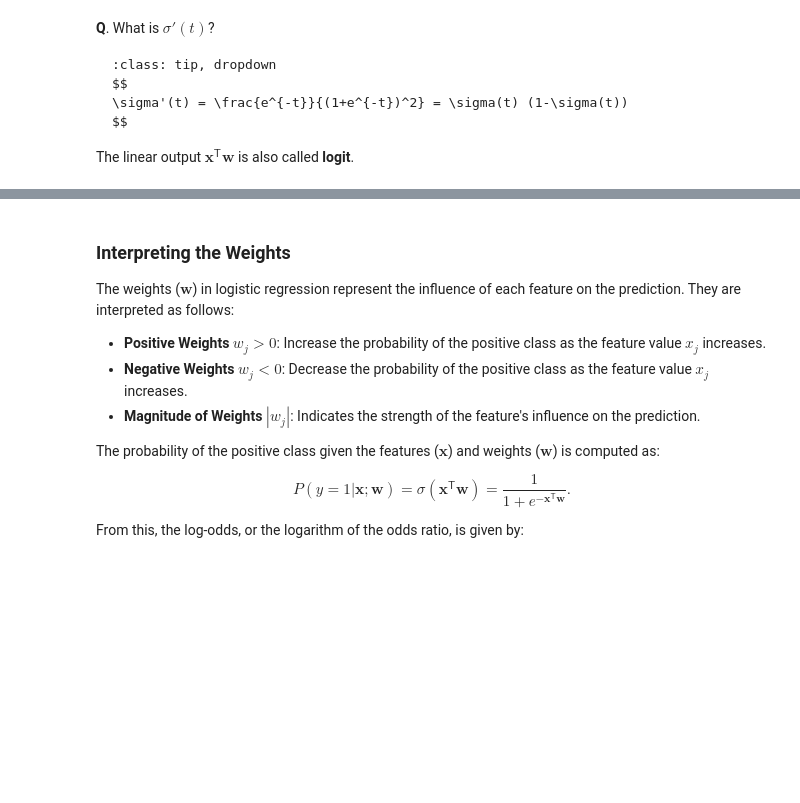
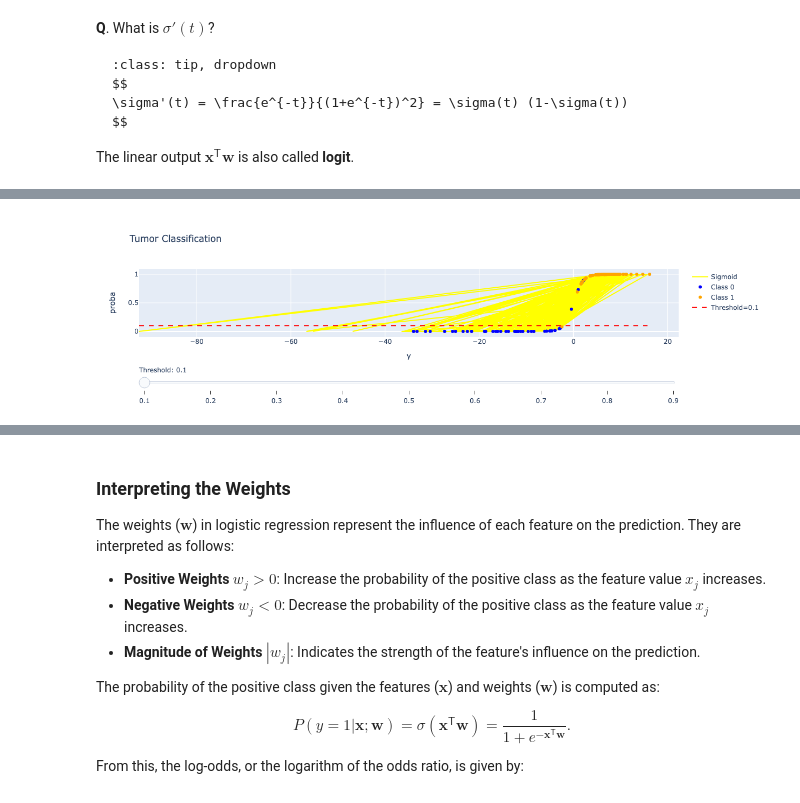
Before and after one commit to kbtu-ms-cs/logistic-regression, a Jupyter notebook: logistic_regression/log_reg.ipynb, the cells around one changed output, grey strips where cells are left out. Saved outputs shown, nothing was run; the diff lists cells and outputs as text; code cells hidden in the pictures; blank space fills up the shorter version.

```diff
--- a/logistic_regression/log_reg.ipynb
+++ b/logistic_regression/log_reg.ipynb
@@ -68,0 +166,100 @@ This equation represents a linear decision boundary in the feature space, which
+# %%
+# Загружаем набор данных
+import numpy as np
+import pandas as pd
+from sklearn.datasets import load_breast_cancer
+
+dataset = load_breast_cancer()
+
+# transforming numpy array into dataframe
+df = pd.DataFrame(np.c_[dataset['data'], dataset['target']], columns=np.append(dataset['feature_names'], ['target']))
+df['target'] = df['target'].astype('int')
+
+#df.head(10)
+
+# ------------------------------------------------------------------------------------------------------------------------------
+
+from sklearn.model_selection import train_test_split
+
+#X_train, X_test, y_train, y_test = train_test_split(data.data, data.target, test_size=0.2)
+X_train, X_test, y_train, y_test = train_test_split(df.drop(columns='target'), df['target'],
+                                                    test_size=0.2,
+                                                    random_state=1,
+                                                    stratify=df['target'])
+
+# ------------------------------------------------------------------------------------------------------------------------------
+from sklearn.linear_model import LogisticRegression
+
+log_reg = LogisticRegression(max_iter=3000)
+log_reg.fit(X_train.to_numpy(), y_train.to_numpy())
+
+coef = log_reg.coef_[0]
+intercept = log_reg.intercept_
+coef, intercept
+
+
+def sigmoid(y):
+    return 1/(1 + np.exp(-y))
+
+
+y_hat_train = np.dot(X_train, coef) + intercept
+proba_train = sigmoid(y_hat_train)
+
+y_hat_test = np.dot(X_test, coef) + intercept
+proba_test = sigmoid(y_hat_test)
+
+
+import plotly.graph_objects as go
+from sklearn.metrics import accuracy_score
+
+fig = go.Figure()
+
+# Add the sigmoid line
+fig.add_trace(go.Scatter(x=y_hat_train, y=proba_train, mode='lines', name='Sigmoid', line=dict(color='yellow')))
+
+# Add scatter plots for test data
+fig.add_trace(go.Scatter(x=y_hat_test[y_test==0], y=proba_test[y_test==0], mode='markers', name='Class 0', marker=dict(color='blue')))
+fig.add_trace(go.Scatter(x=y_hat_test[y_test==1], y=proba_test[y_test==1], mode='markers', name='Class 1', marker=dict(color='orange')))
+
+# Add threshold lines and calculate accuracy for each threshold
+thresholds = np.linspace(0.1, 0.9, 9)
+accuracies = []
+for threshold in thresholds:
+    # Add threshold line
+    fig.add_trace(go.Scatter(x=[min(y_hat_train), max(y_hat_train)], y=[threshold, threshold], mode='lines', name=f'Threshold={threshold}', line=dict(color='red', dash='dash'), visible=False))
+
+    # Calculate accuracy
+    predictions = proba_test >= threshold
+    accuracy = accuracy_score(y_test, predictions)
+    accuracies.append(accuracy)
+
+# Update layout
+fig.update_layout(title='Tumor Classification', xaxis_title='y', yaxis_title='proba')
+
+# Add slider
+slider_steps = []
+for i, (threshold, accuracy) in enumerate(zip(thresholds, accuracies)):
+    step = dict(
+        method='update',
+        args=[{'visible': [True, True, True] + [threshold == t for t in thresholds]},
+              {'title': f'Tumor Classification (Threshold={threshold}, Accuracy={accuracy:.2f})'}],
+        label=f'{threshold:.1f}'
+    )
+    slider_steps.append(step)
+
+fig.update_layout(
+    sliders=[{
+        'active': 0,
+        'currentvalue': {"prefix": "Threshold: "},
+        'pad': {"t": 50},
+        'steps': slider_steps
+    }]
+)
+
+# Show the initial threshold line
+fig.data[3].visible = True
+
+# Show the plot
+fig.show()
+# %% [output]
+[figure, added]
```
Also changed, not shown: parts of 34 cells of this notebook, 39 other files.
